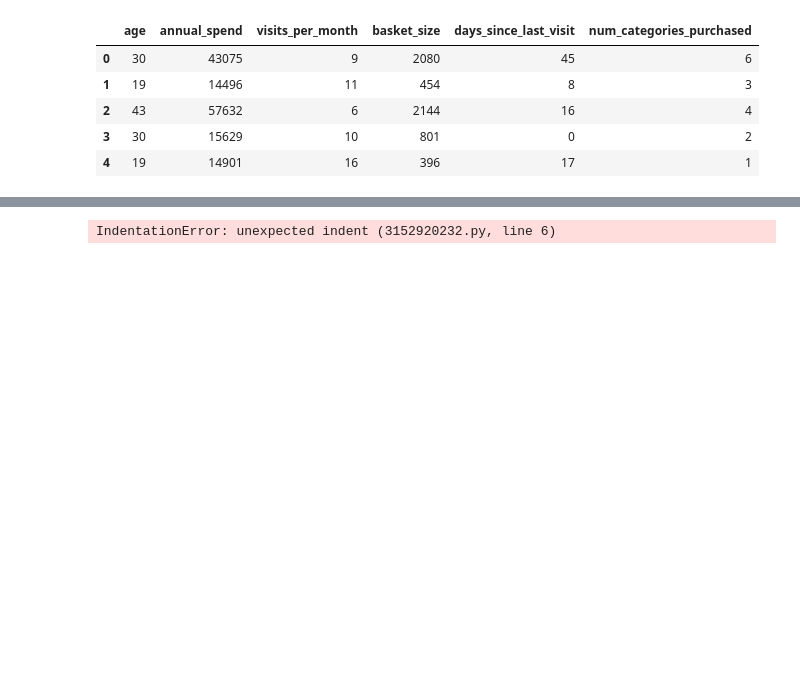
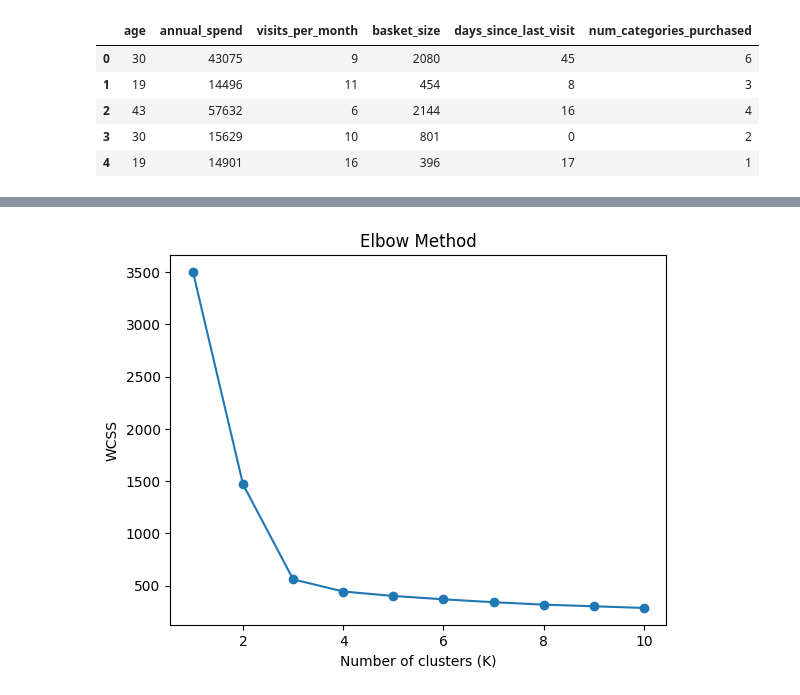
Before and after one commit to Shivangee1991/ml-assessment-shivangee-solanki, a Jupyter notebook: part_a/q2_unsupervised.ipynb, the cells around one changed output, grey strips where cells are left out. Cells and saved outputs as stored; diff of their text form; code cells hidden in the pictures; blank space fills up the shorter version.

```diff
--- a/part_a/q2_unsupervised.ipynb
+++ b/part_a/q2_unsupervised.ipynb
@@ -33,42 +40,18 @@ Prevents bias toward variables like annual_spend vs visits_per_month
 # %%
 ### q2-2 Choosing K-elbow method
+from sklearn.cluster import KMeans
+import matplotlib.pyplot as plt
+# Elbow method to find optimal K
 
-
-
-
-    ### q2-2 Choosing K-elbow method
-
-    import matplotlib.pyplot as plt
-
-    # Elbow method to find optimal K
-    WCSS = []
-    for k in range(1, 11):
-        kmeans = KMeans(n_clusters=k, random_state=42, n_init=10)
-        kmeans.fit(X_scaled)
-        WCSS.append(kmeans.inertia_)
-
-    # Plotting the elbow curve
-    plt.plot(range(1, 11), WCSS, marker='o')
-    plt.title('Elbow Method')
-    plt.xlabel('Number of clusters (K)')
-    plt.ylabel('WCSS')
-    plt.show()
-    # Elbow method to find optimal K
-    WCSS = []
-    for k in range(1, 11):
-        kmeans = KMeans(n_clusters=k, random_state=42, n_init=10)
-        kmeans.fit(X_scaled)
-        WCSS.append(kmeans.inertia_)
-
-    # Plotting the elbow curve
-    plt.plot(range(1, 11), WCSS, marker='o')
-    plt.title('Elbow Method')
-    plt.xlabel('Number of clusters (K)')
-    plt.ylabel('WCSS')
-    plt.show()
-    plt.title('Elbow Method')
-    plt.xlabel('Number of clusters (K)')
-    plt.ylabel('WCSS')
-    plt.show()
+WCSS = []
+for k in range(1, 11):
+    kmeans = KMeans(n_clusters=k, random_state=42, n_init=10)
+    kmeans.fit(X_scaled)
+    WCSS.append(kmeans.inertia_)
+plt.plot(range(1, 11), WCSS, marker='o')
+plt.title('Elbow Method')
+plt.xlabel('Number of clusters (K)')
+plt.ylabel('WCSS')
+plt.show()
 # %% [output]
-IndentationError: unexpected indent (3152920232.py, line 6)
+[figure, added]
```
Also changed, not shown: parts of 8 cells of this notebook.
